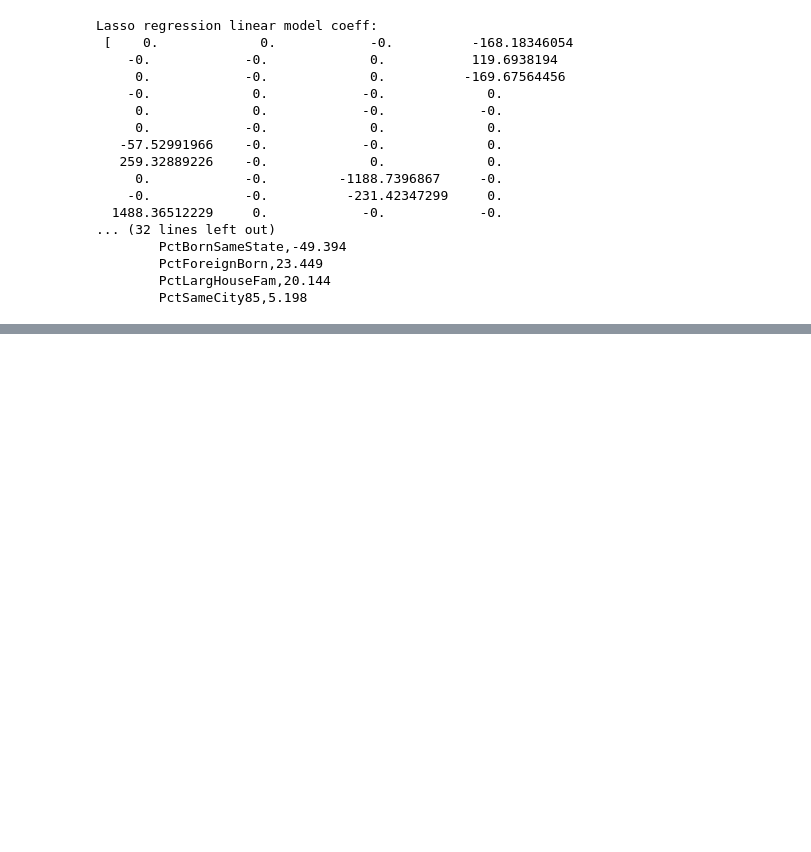
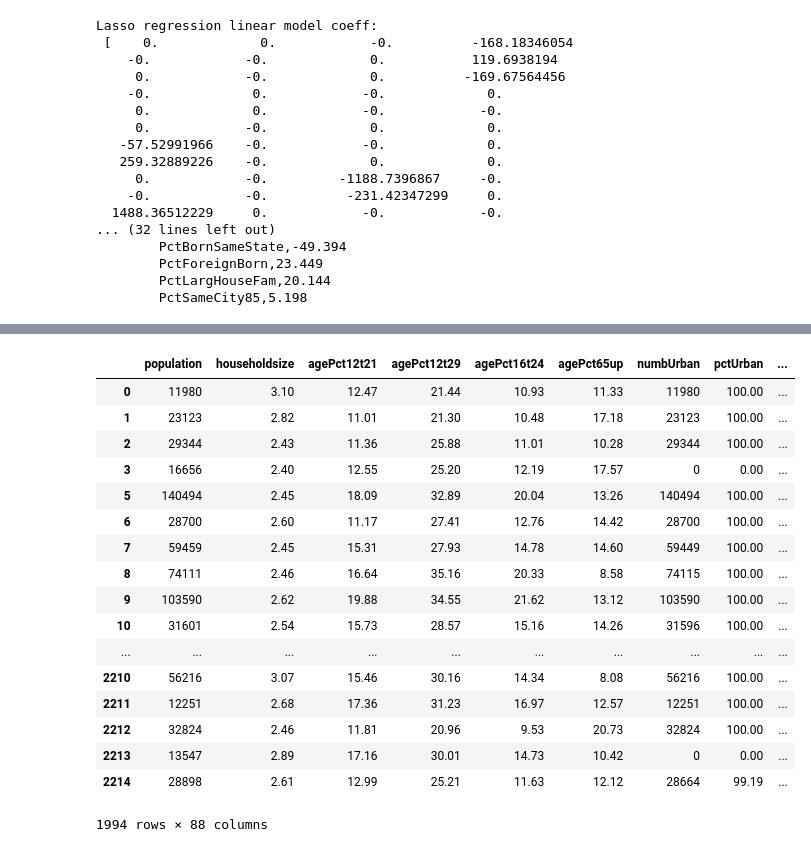
Before and after one commit to gaoexingyun/Applied-Machine-Learning-in-Python, a Jupyter notebook: Lasso regression.ipynb, the cells around one changed output, grey strips where cells are left out. Saved outputs shown, nothing was run; the diff lists cells and outputs as text; code cells hidden in the pictures; blank space fills up the shorter version.

```diff
--- a/Lasso regression.ipynb
+++ b/Lasso regression.ipynb
@@ -76,0 +118,21 @@ for alpha in [0.5,1,2,3,5,10,20,50]:
+# %%
+X_crime
+# %% [output]
+|  | population | householdsize | agePct12t21 | agePct12t29 | agePct16t24 | agePct65up | numbUrban | pctUrban | ... |
+| 0 | 11980 | 3.10 | 12.47 | 21.44 | 10.93 | 11.33 | 11980 | 100.00 | ... |
+| 1 | 23123 | 2.82 | 11.01 | 21.30 | 10.48 | 17.18 | 23123 | 100.00 | ... |
+| 2 | 29344 | 2.43 | 11.36 | 25.88 | 11.01 | 10.28 | 29344 | 100.00 | ... |
+| 3 | 16656 | 2.40 | 12.55 | 25.20 | 12.19 | 17.57 | 0 | 0.00 | ... |
+| 5 | 140494 | 2.45 | 18.09 | 32.89 | 20.04 | 13.26 | 140494 | 100.00 | ... |
+| 6 | 28700 | 2.60 | 11.17 | 27.41 | 12.76 | 14.42 | 28700 | 100.00 | ... |
+| 7 | 59459 | 2.45 | 15.31 | 27.93 | 14.78 | 14.60 | 59449 | 100.00 | ... |
+| 8 | 74111 | 2.46 | 16.64 | 35.16 | 20.33 | 8.58 | 74115 | 100.00 | ... |
+| 9 | 103590 | 2.62 | 19.88 | 34.55 | 21.62 | 13.12 | 103590 | 100.00 | ... |
+| 10 | 31601 | 2.54 | 15.73 | 28.57 | 15.16 | 14.26 | 31596 | 100.00 | ... |
+| ... | ... | ... | ... | ... | ... | ... | ... | ... | ... |
+| 2210 | 56216 | 3.07 | 15.46 | 30.16 | 14.34 | 8.08 | 56216 | 100.00 | ... |
+| 2211 | 12251 | 2.68 | 17.36 | 31.23 | 16.97 | 12.57 | 12251 | 100.00 | ... |
+| 2212 | 32824 | 2.46 | 11.81 | 20.96 | 9.53 | 20.73 | 32824 | 100.00 | ... |
+| 2213 | 13547 | 2.89 | 17.16 | 30.01 | 14.73 | 10.42 | 0 | 0.00 | ... |
+| 2214 | 28898 | 2.61 | 12.99 | 25.21 | 11.63 | 12.12 | 28664 | 99.19 | ... |
+1994 rows × 88 columns
```
Also changed, not shown: parts of 3 cells of this notebook.
